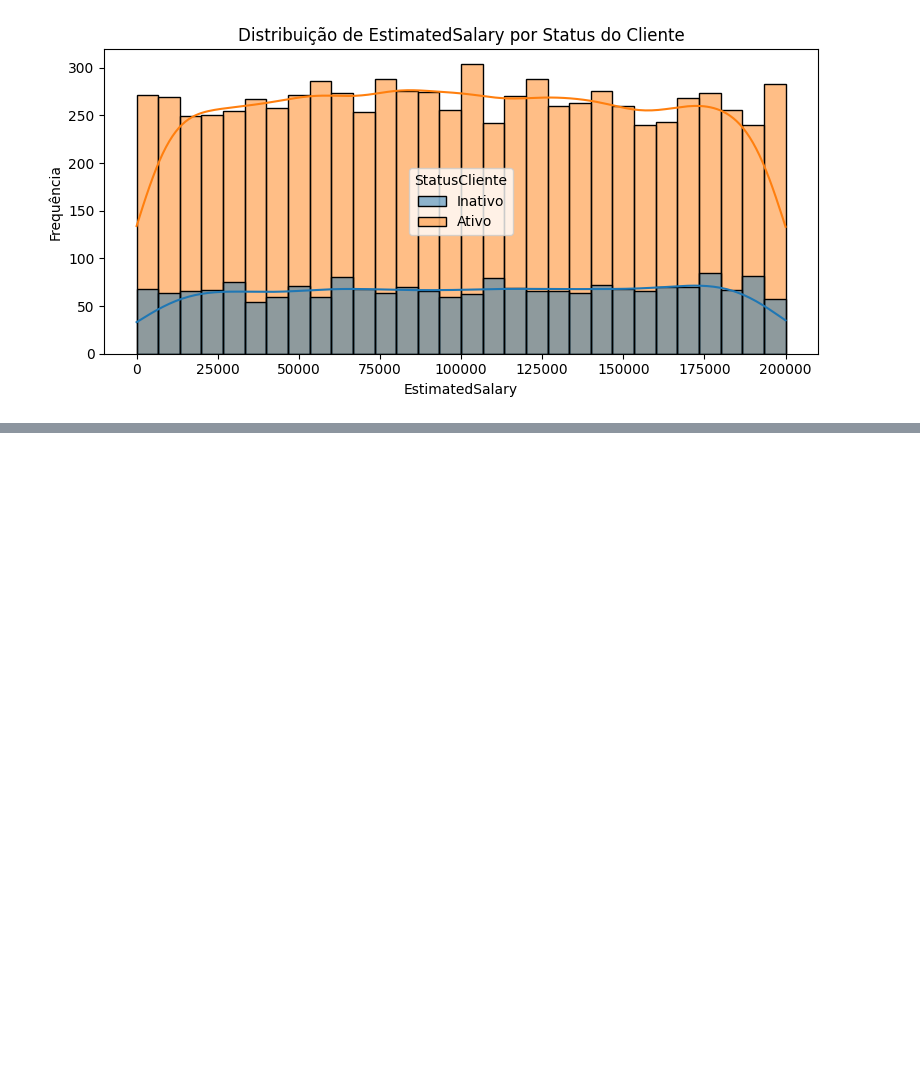
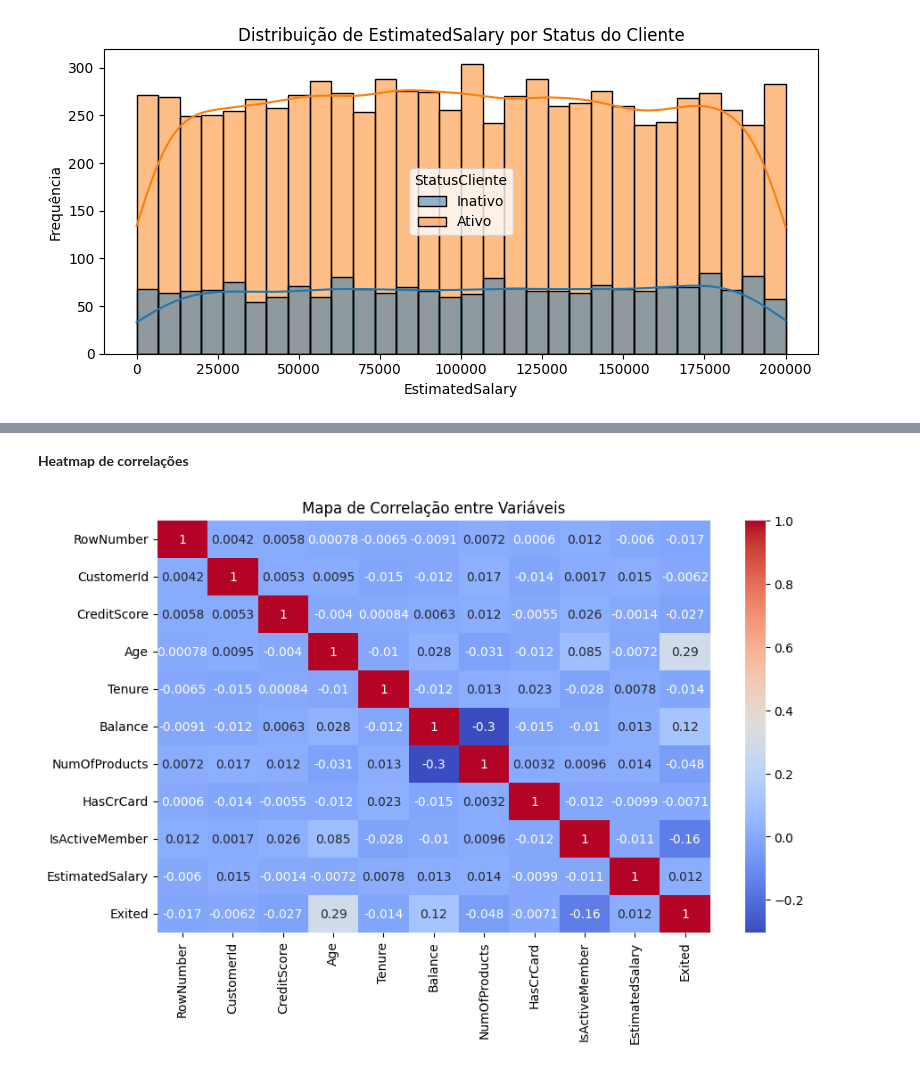
Before and after one commit to AlexMatheusAlves/modelos_churn, a Jupyter notebook: Modelo_preditivos_Churn.ipynb, the cells around one changed output, grey strips where cells are left out. Saved outputs shown, nothing was run; the diff lists cells and outputs as text; code cells hidden in the pictures; blank space fills up the shorter version.

```diff
--- a/Modelo_preditivos_Churn.ipynb
+++ b/Modelo_preditivos_Churn.ipynb
@@ -191,0 +207,10 @@ for coluna in ['Age', 'CreditScore', 'Balance', 'EstimatedSalary']:
+# %% [markdown]
+**Heatmap de correlações**
+# %%
+# Correlação entre variáveis numéricas
+plt.figure(figsize=(10, 6))
+sns.heatmap(df.select_dtypes(include=['int64', 'float64']).corr(), annot=True, cmap='coolwarm')
+plt.title('Mapa de Correlação entre Variáveis')
+plt.show()
+# %% [output]
+[figure, added]
```
Also changed, not shown: parts of 8 cells of this notebook.
